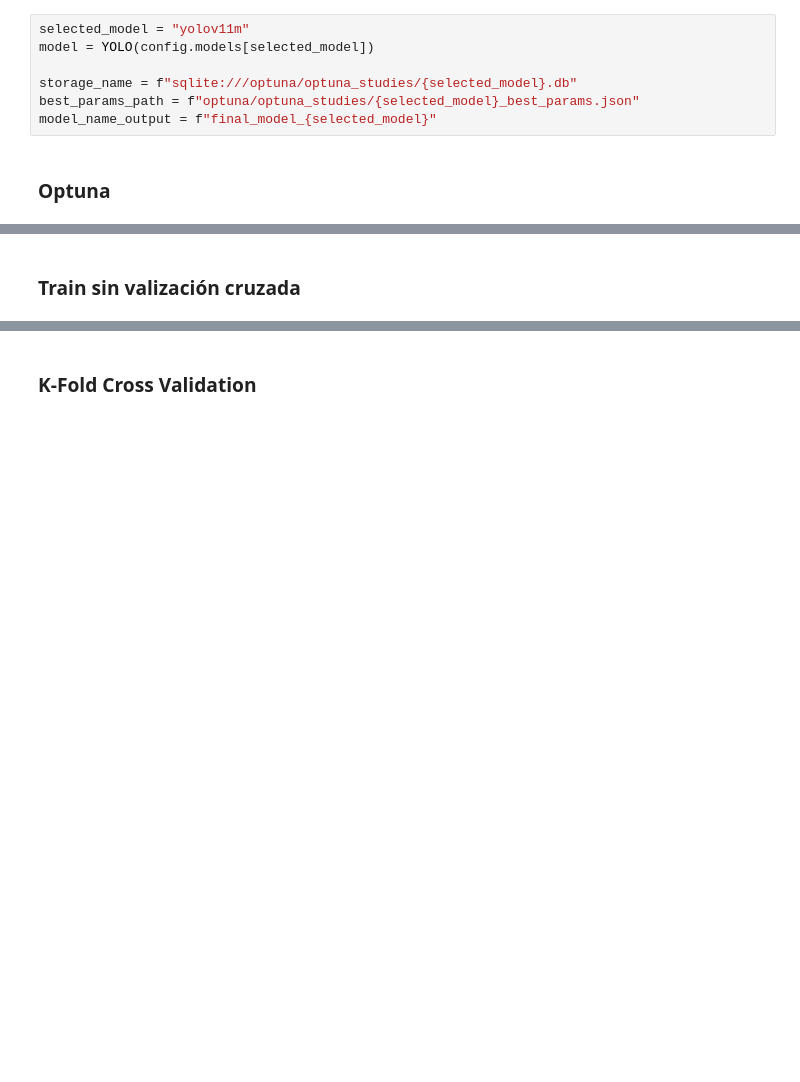
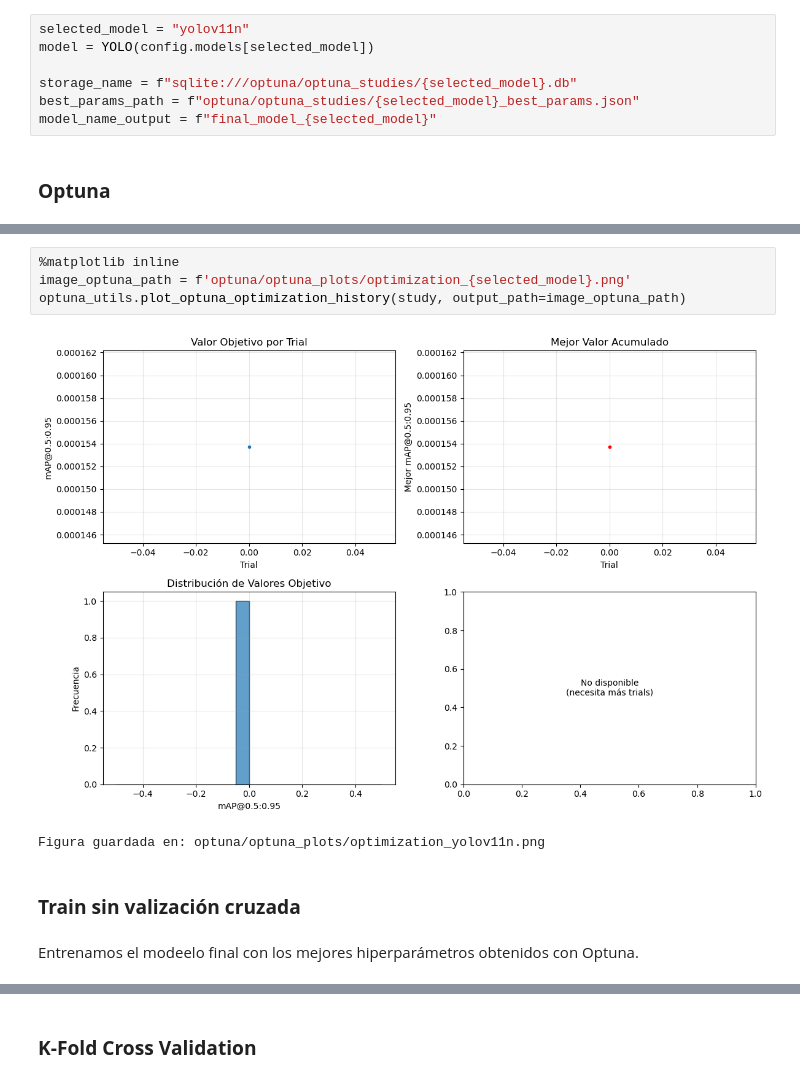
Before and after one commit to AigarciabFabero/TFM, a Jupyter notebook: 04.Codigo/YolovX.ipynb, the cells around one changed output, grey strips where cells are left out. Cells and saved outputs as stored; diff of their text form; blank space fills up the shorter version.

Commit message:
Metodo visualización entrenamiento optuna en lib

```diff
--- a/04.Codigo/YolovX.ipynb
+++ b/04.Codigo/YolovX.ipynb
@@ -92,7 +92,7 @@ Dispositivo CUDA: NVIDIA GeForce RTX 3050 Laptop GPU
 # %% [markdown]
 ### **Configuración**
 # %%
-selected_model = "yolov11m"
+selected_model = "yolov11n"
 model = YOLO(config.models[selected_model])
 
 storage_name = f"sqlite:///optuna/optuna_studies/{selected_model}.db"
@@ -157,5 +118,14 @@ KeyboardInterrupt:
+# %%
+%matplotlib inline
+image_optuna_path = f'optuna/optuna_plots/optimization_{selected_model}.png'
+optuna_utils.plot_optuna_optimization_history(study, output_path=image_optuna_path)
+# %% [output]
+[figure, added]
+Figura guardada en: optuna/optuna_plots/optimization_yolov11n.png
 # %% [markdown]
 ### **Train sin valización cruzada**
+# %% [markdown]
+Entrenamos el modeelo final con los mejores hiperparámetros obtenidos con Optuna.
 # %%
 with open(f"optuna/optuna_studies/{selected_model}_best_params.json", "r") as f:
     best_params = json.load(f)
```
Also changed, not shown: parts of 3 cells of this notebook, 6 other files.
